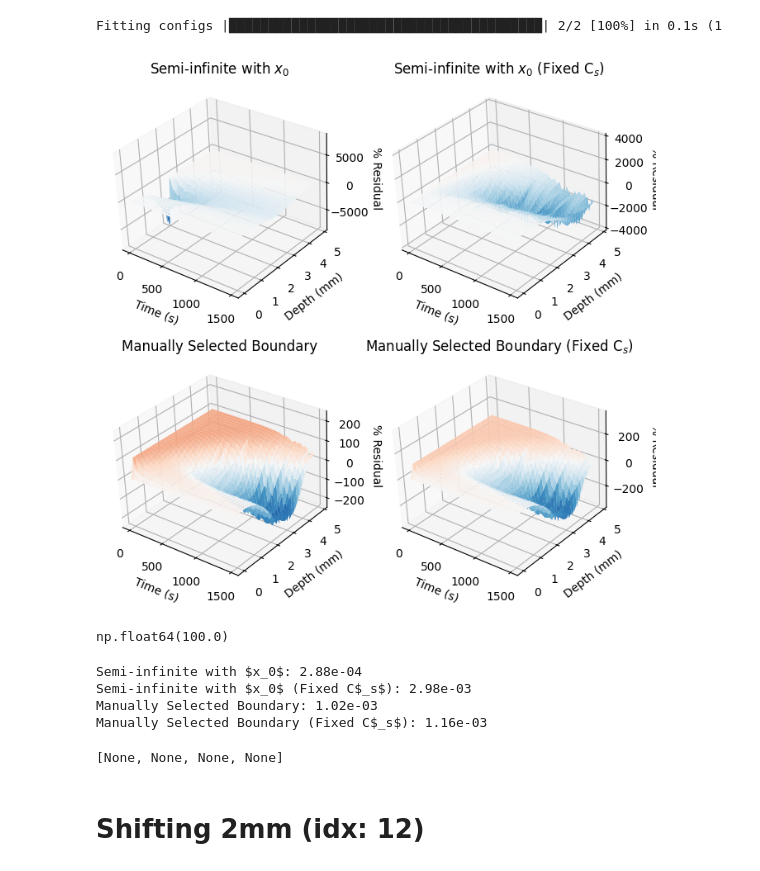
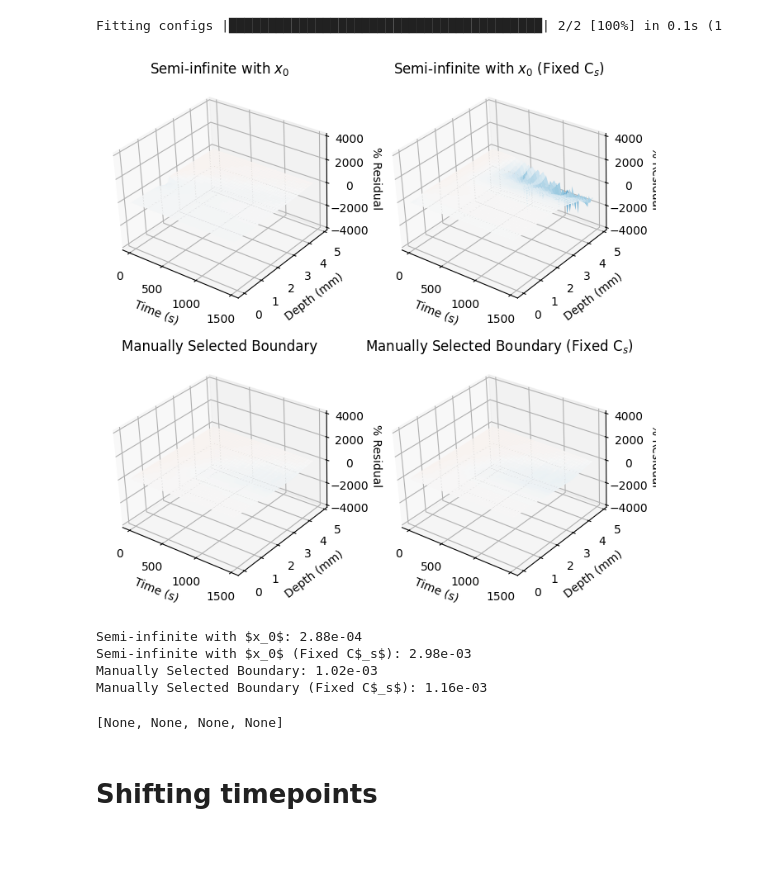
Before and after one commit to isaackh28/diff_tests, a Jupyter notebook: notebook_1.ipynb, the cells around one changed output. Saved outputs shown, nothing was run; the diff lists cells and outputs as text; code cells hidden in the pictures.

```diff
--- a/notebook_1.ipynb
+++ b/notebook_1.ipynb
@@ -317,33 +317,29 @@ for r, conc, depth, time in zip(results_combined, conc_combined, depth_combined,
 # %%
 import matplotlib.colors as colors
 fig, ax = plt.subplots(2, 2, subplot_kw = {"projection": "3d"}, figsize = (8, 8))
 
 ax = ax.flatten()
-#max_val = np.nanmax(abs(np.concatenate(residuals)))
-#norm = colors.TwoSlopeNorm(vcenter = 0.0, vmin = -max_val, vmax = max_val)
+max_val = np.nanmax(np.concatenate(residuals))
+min_val = np.nanmin(np.concatenate(residuals))
+vmin = min_val if abs(min_val) > max_val else -max_val
+vmax = max_val if abs(min_val) < max_val else abs(min_val)
+norm = colors.TwoSlopeNorm(vcenter = 0.0, vmin = vmin, vmax = vmax)
 
 for i, res in enumerate(residuals):
     depth_mesh, time_mesh = np.meshgrid(depth_combined[i], time_combined[i])
-    norm = colors.TwoSlopeNorm(vcenter = 0.0,
-                               vmin = -np.nanmax(abs(res)),
-                               vmax = np.nanmax(abs(res)))
     surf = ax[i].plot_surface(time_mesh, depth_mesh, res,
                               linewidth = 0, cmap = "RdBu_r",
                               norm = norm)
     ax[i].view_init(elev = 30, azim = -50, roll = 3)
     ax[i].set_ylabel("Depth (mm)")
     ax[i].set_xlabel("Time (s)")
     ax[i].set_zlabel("% Residual")
-    ax[i].set_zlim(-np.nanmax(abs(res)), np.nanmax(abs(res)))
+    ax[i].set_zlim(vmin, vmax)
     ax[i].set_title(titles_combined[i])
 
 plt.show()
 # %% [output]
-[figure, old version]
+[figure, new version]
-# %%
-residuals[0].max()
-# %% [output]
-np.float64(100.0)
 # %%
 [print(f"{title}: " f"{r.d_global:.2e}") for title, r in zip(titles_combined, results_combined)]
 # %% [output]
@@ -353,4 +349,4 @@ Manually Selected Boundary: 1.02e-03
 Manually Selected Boundary (Fixed C$_s$): 1.16e-03
 [None, None, None, None]
 # %% [markdown]
-# Shifting 2mm (idx: 12)
+# Shifting timepoints
```
Also changed, not shown: parts of 32 cells of this notebook, 1 other file.
